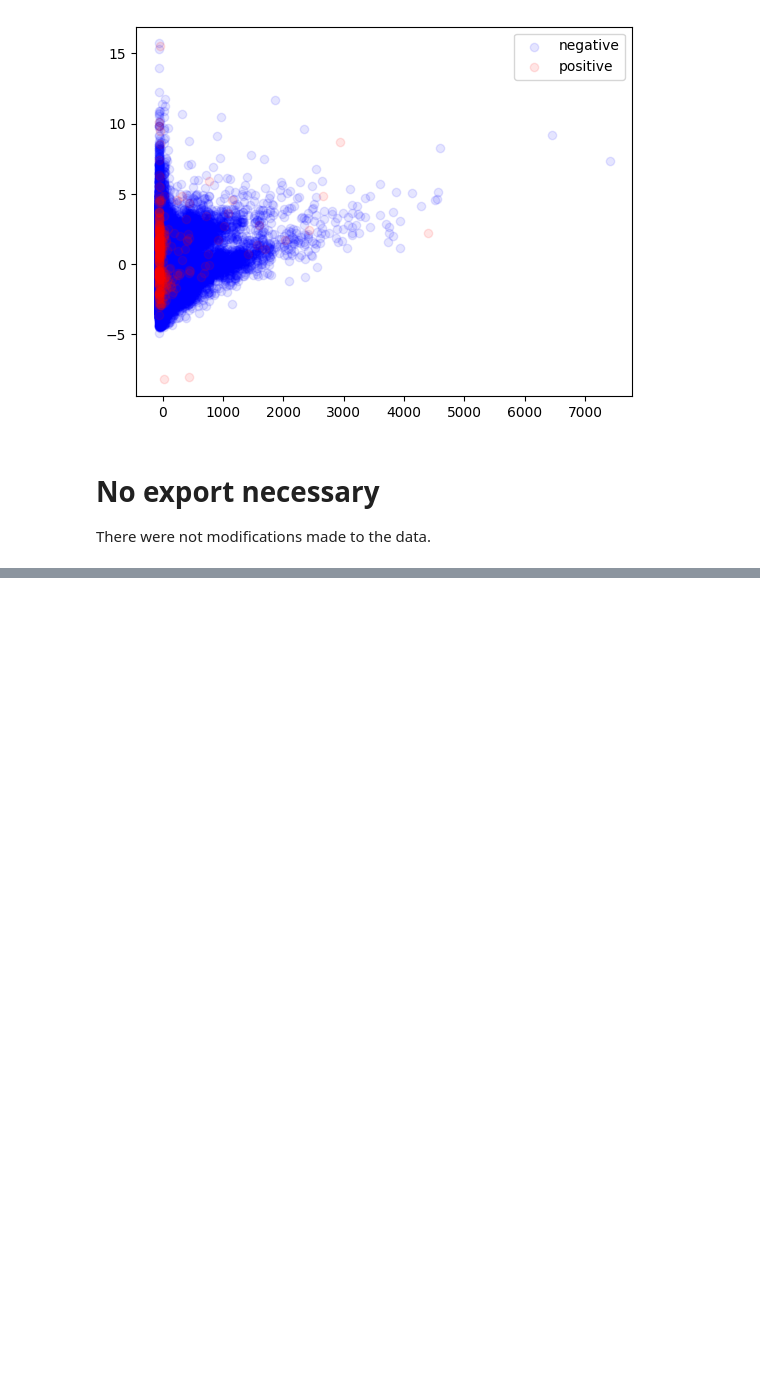
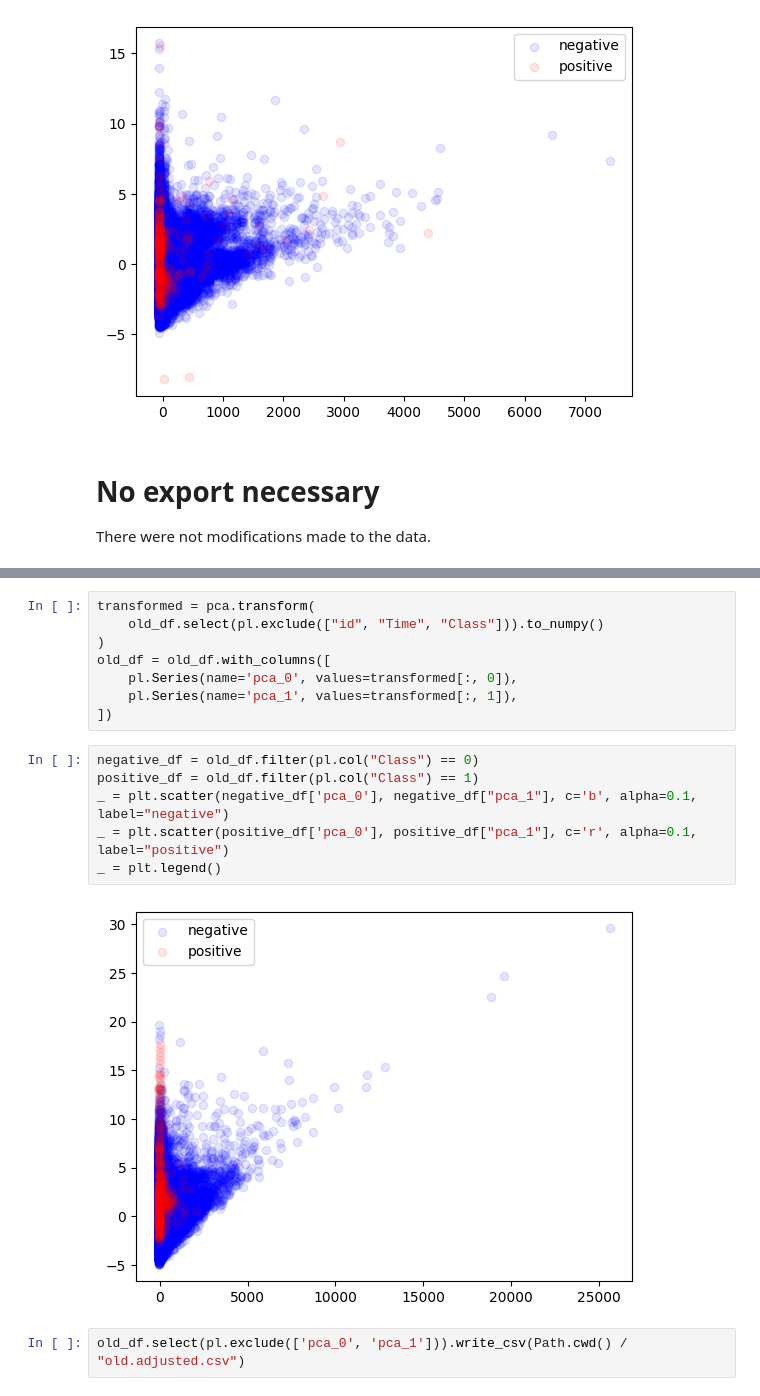
Before and after one commit to kurazu/kaggle-playground, a Jupyter notebook: s03e04/EDA.ipynb, the cells around one changed output, grey strips where cells are left out. Drawn from its saved outputs; the diff is of its cells as text; blank space fills up the shorter version.

```diff
--- a/s03e04/EDA.ipynb
+++ b/s03e04/EDA.ipynb
@@ -79,0 +122,18 @@ There were not modifications made to the data.
+# %%
+transformed = pca.transform(
+    old_df.select(pl.exclude(["id", "Time", "Class"])).to_numpy()
+)
+old_df = old_df.with_columns([
+    pl.Series(name='pca_0', values=transformed[:, 0]),
+    pl.Series(name='pca_1', values=transformed[:, 1]),
+])
+# %%
+negative_df = old_df.filter(pl.col("Class") == 0)
+positive_df = old_df.filter(pl.col("Class") == 1)
+_ = plt.scatter(negative_df['pca_0'], negative_df["pca_1"], c='b', alpha=0.1, label="negative")
+_ = plt.scatter(positive_df['pca_0'], positive_df["pca_1"], c='r', alpha=0.1, label="positive")
+_ = plt.legend()
+# %% [output]
+[figure, added]
+# %%
+old_df.select(pl.exclude(['pca_0', 'pca_1'])).write_csv(Path.cwd() / "old.adjusted.csv")
```
Also changed, not shown: parts of 5 cells of this notebook.
